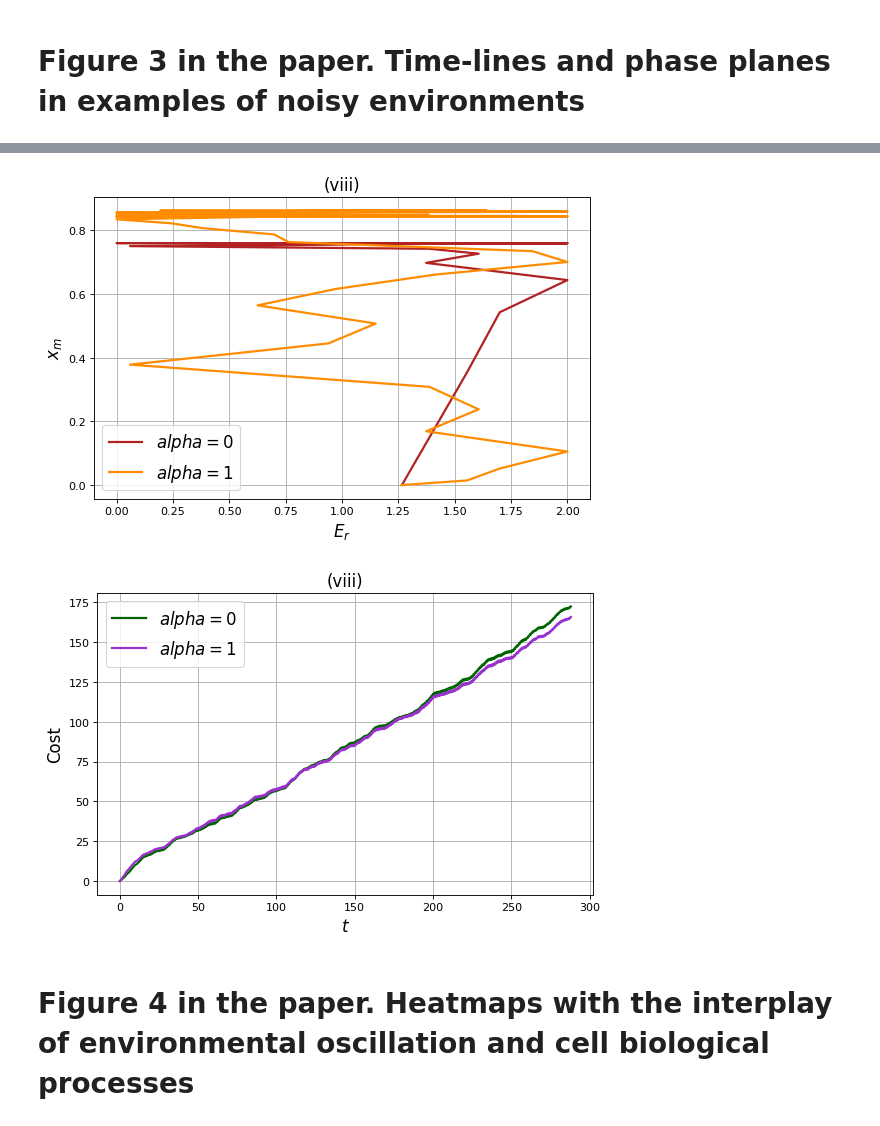
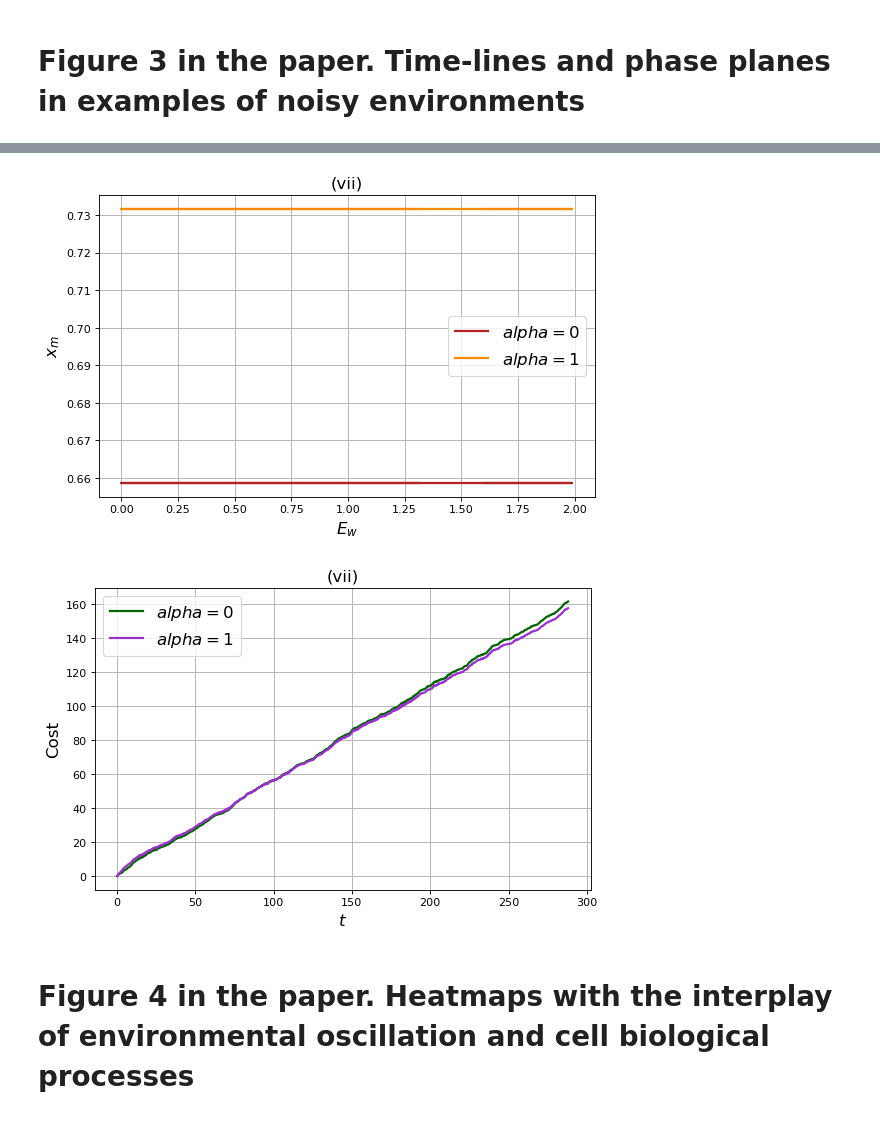
Before and after one commit to StochasticBiology/Environmental-oDNA-retention, a Jupyter notebook: Code_Paper_Jupyter_Notebook.ipynb, the cells around one changed output, grey strips where cells are left out. Cells and saved outputs as stored; diff of their text form; code cells hidden in the pictures.

```diff
--- a/Code_Paper_Jupyter_Notebook.ipynb
+++ b/Code_Paper_Jupyter_Notebook.ipynb
@@ -140,7 +140,7 @@ with parameters $param=[\lambda, D, \nu_m, \nu_c, p]$, we implement the model by
 demand_red=[rng.uniform(0,2)] #the first element epsilon(0) is a random number between 0 and 2
 
 for i in range(1,2*288*5,1): #recursion to define E_r, 2*288*5 is the range of the random numbers, 5 times more than the number of time points
-    dt=demand_red[i-1]+rng.uniform(-0.5,0.5) #value at the next time point
+    dt=demand_red[i-1]+rng.uniform(-0.05,0.05) #value at the next time point
     if dt>float(2.0):
         demand_red.append(2) #round to 2 if the value is over 2
     elif dt<float(0.0):
@@ -310,8 +310,8 @@ t=np.linspace(0,2*144,2*288)
 step_size=2*144/2*288
 # %%
 #pick white or red noise by setting demand=demand_white or demand=demand_red and analogous for demand_every_5
-demand=demand_red
-demand_every_5=demand_red_every_5
+demand=demand_white
+demand_every_5=demand_white_every_5
 # %%
 D=0.1 #change to D=1 for the other set of plots in Figure 3
 param=[1,D,0.5,0, p] #(lambda, D, nu_m, nu_c, p)
@@ -346,17 +346,17 @@ fig.savefig(path+'viii_timelines.png',  bbox_inches='tight')
 # %%
 #plot phase planes
 
 fig = plt.figure(figsize = (8,5), dpi = 80)
-plt.plot(demand_every_5, sol_mito[:,0],color='firebrick',linewidth=2, label='$alpha=0$')
-plt.plot(demand_every_5, sol_nucleus[:,0],color='darkorange',linewidth=2, label='$alpha=1$')
+plt.plot(demand_every_5[index_t:], sol_mito[index_t:,0],color='firebrick',linewidth=2, label='$alpha=0$')
+plt.plot(demand_every_5[index_t:], sol_nucleus[index_t:,0],color='darkorange',linewidth=2, label='$alpha=1$')
 plt.grid()
 plt.legend(loc='best', fontsize=15)
-plt.xlabel('$E_r$', fontsize=15) #change to E_w if white noise is picked
+plt.xlabel('$E_w$', fontsize=15) #change to E_r if white noise is picked
 plt.ylabel('$x_m$', fontsize=15)
-plt.title('(viii)', fontsize=15) #change number for the different examples of white or red with D=1 or D=0.1
+plt.title('(vii)', fontsize=15) #change number for the different examples of white or red with D=1 or D=0.1
 plt.show()
 # %% [output]
-[figure, old version]
+[figure, new version]
 # %%
 #save figure
 #change manually the number viii for other examples of noisy environments
@@ -370,10 +370,10 @@ plt.grid()
 plt.legend(loc='best', fontsize=15)
 plt.xlabel('$t$', fontsize=15)
 plt.ylabel('Cost', fontsize=15)
-plt.title('(viii)', fontsize=15) #change number for the different examples of white or red with D=1 or D=0.1
+plt.title('(vii)', fontsize=15) #change number for the different examples of white or red with D=1 or D=0.1
 plt.show()
 # %% [output]
-[figure, old version]
+[figure, new version]
 # %%
 #save figure
 #change manually the number viii for other examples of noisy environments
```
Also changed, not shown: parts of 36 cells of this notebook.
